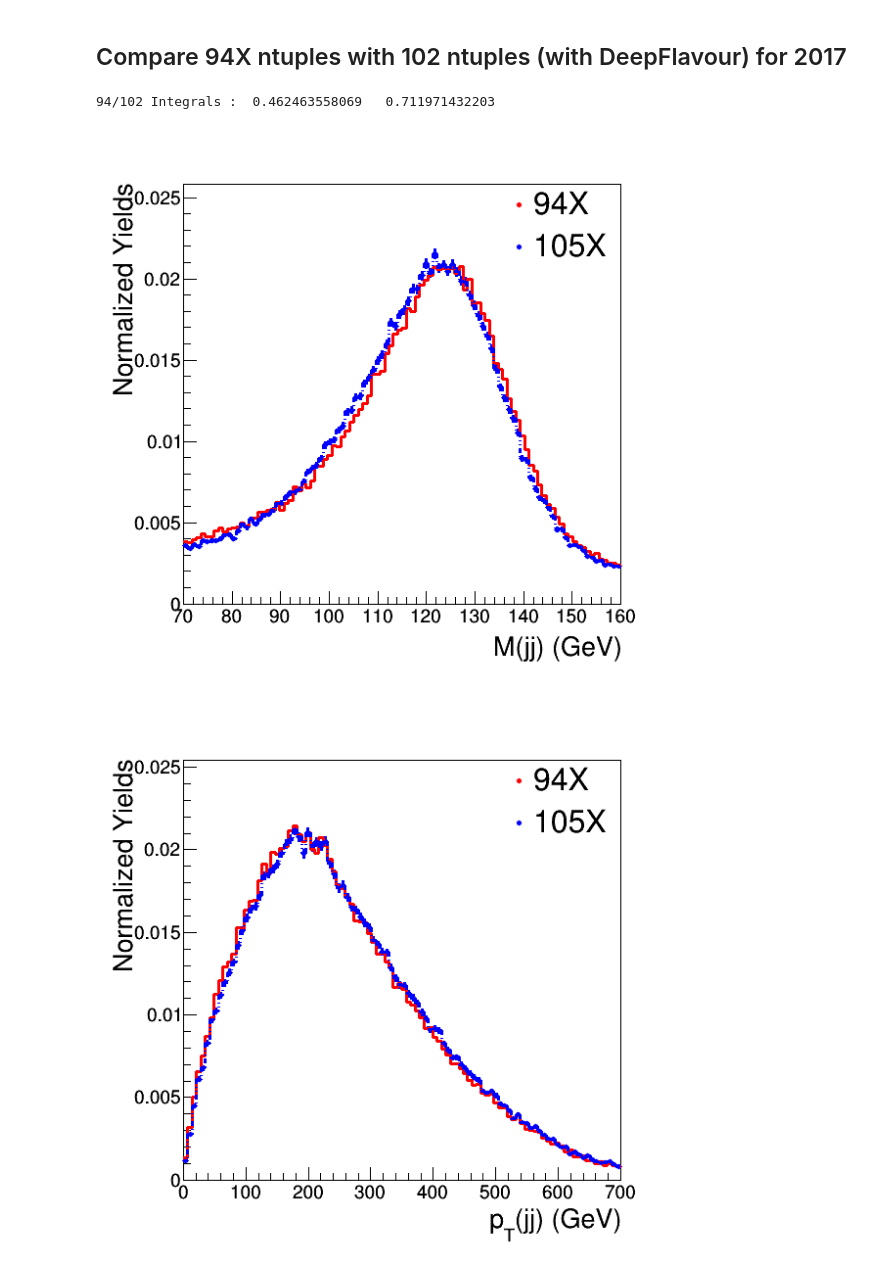
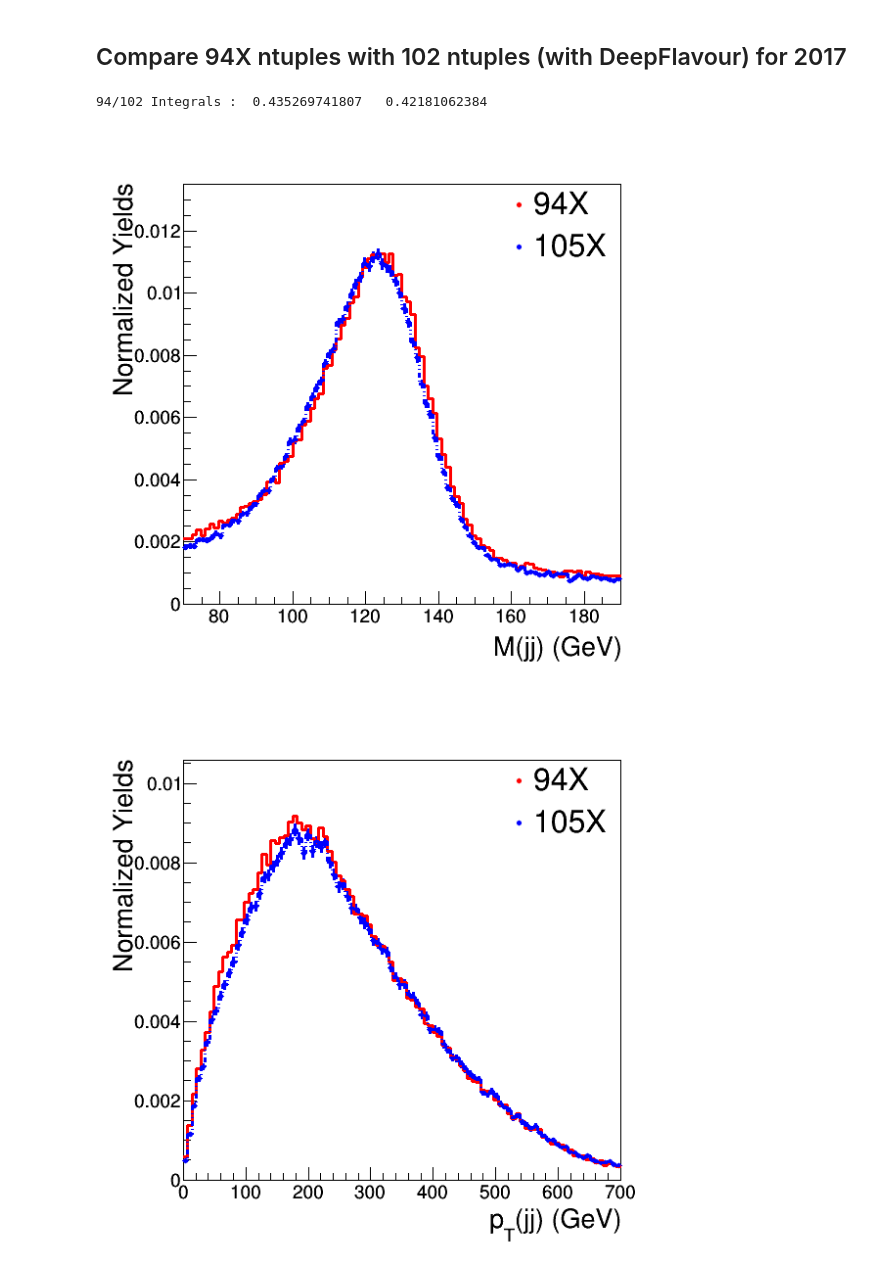
Before and after one commit to chernyavskaya/HHbbgg_ETH, a Jupyter notebook: Training/notebooks/distributions.ipynb, the cells around one changed output. Cells and saved outputs as stored; diff of their text form; code cells hidden in the pictures.

```diff
--- a/Training/notebooks/distributions.ipynb
+++ b/Training/notebooks/distributions.ipynb
@@ -14,11 +14,11 @@ import ROOT
 from ROOT import TChain, TTree,TCanvas,TH1F,TList,TFile,TH2F,TPaveLabel,TPaveText,TLorentzVector,TLegend
 import json
 # %%
-file_dir = '/work/nchernya/DiHiggs/inputs/newMicroAOD/'
+file_dir = '/work/nchernya/DiHiggs/inputs/newMicroAOD/fixedJEC/'
 file_names = 'GluGluToHHTo2B2G_node_6_13TeV-madgraph,GluGluToHHTo2B2G_node_6_13TeV-madgraph_correctedcfg,GluGluToHHTo2B2G_node_6_TuneCP5_PSWeights_13TeV-madgraph-pythia8'.split(',')
 years = '2016,2017,2018'.split(',')
 
-plot_dir = '/work/nchernya/HHbbgg_ETH_devel/Training/plots/newMicroAOD_18_06_2019/'
+plot_dir = '/work/nchernya/HHbbgg_ETH_devel/Training/plots/newMicroAOD_21_06_2019/'
 # %%
 sum=0.
 #c = TCanvas("c","c",900,900)
@@ -30,6 +30,7 @@ infile_2018 = TFile(file_dir+'output_'+file_names[2]+"_2018.root")
 tree_dir = 'tagsDumper/trees/'
 
 hists_list_2016=[]
+
 hists_list_2017=[]
 hists_list_2018=[]
 
@@ -48,7 +49,7 @@ distributions = [['Mjj','M(jj) (GeV)',100,70,160],['dijet_pt','p_{T}(jj) (GeV)',
                     ['leadingJet_eta','leading jet #eta',100,-2.5,2.5],['subleadingJet_eta','subleading jet #eta',100,-2.5,2.5],
                     ['diHiggs_pt','p_{T}(HH) (GeV)',100,0,400], ['MX','MX (GeV)',100,250,1000],
                     ['absCosThetaStar_CS','|cos(#Theta*_{CS})|',100,0,1], ['rho','#rho',100,0,60],
-                    ['CMS_hgg_mass','M(#gamma#gamma) (GeV)',100,70,160],['diphoton_pt','p_{T}(#gamma #gamma) (GeV)',100,0,700],
+                    ['CMS_hgg_mass','M(#gamma#gamma) (GeV)',50,110,140],['diphoton_pt','p_{T}(#gamma #gamma) (GeV)',100,0,700],
                     ['leadingPhoton_pt','p_{T}(#gamma_{1}) (GeV)',100,20,400], ['subleadingPhoton_pt','p_{T}(#gamma_{2}) (GeV)',100,20,250],
                     ['customLeadingPhotonIDMVA','custom IDMVA #gamma_{1}',100,0,1],['customSubLeadingPhotonIDMVA','custom IDMVA #gamma_{2}',100,0,1],
                     ['leadingPhotonSigOverE','#sigma_{E1}/E1',100,0,0.1],
@@ -90,10 +91,10 @@ for num in range(0,len(distributions)):
 
     hist_2016.SetLineColor(2)
     hist_2016.SetMarkerColor(2)
-    hist_2017.SetLineColor(3)
-    hist_2017.SetMarkerColor(3)
-    hist_2018.SetLineColor(4)
-    hist_2018.SetMarkerColor(4)
+    hist_2017.SetLineColor(4)
+    hist_2017.SetMarkerColor(4)
+    hist_2018.SetLineColor(ROOT.kGreen+2)
+    hist_2018.SetMarkerColor(ROOT.kGreen+2)
     hist_2018.SetLineStyle(8)
 
 
@@ -110,14 +111,15 @@ for num in range(0,len(distributions)):
     hist_2018.GetYaxis().SetRangeUser(0,hist_2018.GetMaximum()*1.2)
 
 
- #   hist_2016.Draw("HISTsame")
-#    hists_list_2016.append(hist_2016)
+   # hist_2016.Draw("HISTsame")
+   # hists_list_2016.append(hist_2016)
     hist_2017.Draw("HISTsame")
     hists_list_2017.append(hist_2017)
     hist_2018.Draw("HISTsame")
     hists_list_2018.append(hist_2018)
 
-    leg = ROOT.TLegend(0.7,0.75,0.9,0.9)
+    leg = ROOT.TLegend(0.7,0.65,0.9,0.9)
+   # leg.AddEntry(hist_2016,"2016" ,"P")
     leg.AddEntry(hist_2017,"2017" ,"P")
     leg.AddEntry(hist_2018,"2018" ,"P")
     leg.SetFillStyle(-1)
@@ -161,17 +163,18 @@ tree_dir = 'tagsDumper/trees/'
 hists_list_94=[]
 hists_list_102=[]
 
-distributions = [['Mjj','M(jj) (GeV)',100,70,160],['dijet_pt','p_{T}(jj) (GeV)',100,0,700],
+distributions = [['Mjj','M(jj) (GeV)',100,70,190],['dijet_pt','p_{T}(jj) (GeV)',100,0,700],
                      ['leadingJet_pt','leading jet p_{T} (GeV)',100,25,450], ['subleadingJet_pt','subleading jet p_{T} (GeV)',100,25,250],
                     ['leadingJet_eta','leading jet #eta',100,-2.5,2.5],['subleadingJet_eta','subleading jet #eta',100,-2.5,2.5],
                     ['diHiggs_pt','p_{T}(HH) (GeV)',100,0,400], ['MX','MX (GeV)',100,250,1000],
                     ['absCosThetaStar_CS','|cos(#Theta*_{CS})|',100,0,1], ['rho','#rho',100,0,60],
-                    ['CMS_hgg_mass','M(#gamma#gamma) (GeV)',100,70,160],['diphoton_pt','p_{T}(#gamma #gamma) (GeV)',100,0,700],
+                    ['CMS_hgg_mass','M(#gamma#gamma) (GeV)',50,110,140],['diphoton_pt','p_{T}(#gamma #gamma) (GeV)',100,0,700],
                     ['leadingPhoton_pt','p_{T}(#gamma_{1}) (GeV)',100,20,400], ['subleadingPhoton_pt','p_{T}(#gamma_{2}) (GeV)',100,20,250],
                     ['customLeadingPhotonIDMVA','custom IDMVA #gamma_{1}',100,0,1],['customSubLeadingPhotonIDMVA','custom IDMVA #gamma_{2}',100,0,1],
                     ['leadingPhotonSigOverE','#sigma_{E1}/E1',100,0,0.1],
                      ['sigmaMOverM','#sigma_{M}/M',100,0,0.1],
-                    ['subleadingPhotonSigOverE','#sigma_{E2}/E2',100,0,0.1]]
+                    ['subleadingPhotonSigOverE','#sigma_{E2}/E2',100,0,0.1],
+                ['leadingJet_bRegNNCorr','leadingJet_bRegNNCorr',100,0,2],['subleadingJet_bRegNNCorr','subleadingJet_bRegNNCorr',100,0,2]]
 bins = 100
 
 
@@ -193,13 +196,13 @@ for num in range(0,len(distributions)):
     tree_102 = infile_102.Get(tree_dir+'GluGluToHHTo2B2G_node_9_13TeV_madgraph_correctedcfg_13TeV_DoubleHTag_0')
     hist_102 = TH1F("hist_102_%s"%dist,"hist_102_%s"%dist,bins,xmin,xmax)
 
-    tree_94.Draw("%s>>hist_94_%s"%(dist,dist),"weight")
-    tree_102.Draw("%s>>hist_102_%s"%(dist,dist),"weight")
+    tree_94.Draw("%s>>hist_94_%s"%(dist,dist),"weight/puweight")
+    tree_102.Draw("%s>>hist_102_%s"%(dist,dist),"weight/puweight")
 
     if num==0 : print '94/102 Integrals : ',hist_94.Integral(0,bins+1),' ',hist_102.Integral(0,bins+1)
 
-    hist_94.Scale(1./hist_94.Integral())
-    hist_102.Scale(1./hist_102.Integral())
+   # hist_94.Scale(1./hist_94.Integral())
+   # hist_102.Scale(1./hist_102.Integral())
 
     hist_94.SetLineColor(2)
     hist_94.SetMarkerColor(2)
@@ -214,35 +217,35 @@ for num in range(0,len(distributions)):
    # hist_102.GetXaxis().SetTitleSize(.08) #for big canvas with all plots
    # hist_102.GetYaxis().SetTitleSize(.08) #for big canvas with all plots
     hist_102.GetXaxis().SetTitleSize(.05)
     hist_102.GetYaxis().SetTitleSize(.05)
     hist_102.GetYaxis().SetTitleOffset(1.3)
     hist_102.GetXaxis().SetTitle('%s'%distributions[num][1])
     hist_102.GetYaxis().SetTitle('Normalized Yields')
     hist_102.GetYaxis().SetRangeUser(0,hist_102.GetMaximum()*1.2)
 
 
     hist_94.Draw("HISTsame")
     hists_list_94.append(hist_94)
     hist_102.Draw("HISTsame")
     hists_list_102.append(hist_102)
 
 
     leg = ROOT.TLegend(0.7,0.75,0.9,0.9)
     leg.AddEntry(hist_94,"94X" ,"P")
     leg.AddEntry(hist_102,"105X" ,"P")
     leg.SetFillStyle(-1)
     leg.SetBorderSize(0)
     leg.SetTextFont(42)
     leg.SetTextSize(0.06)
     leg.Draw("same")
     c.Draw()
-    c.SaveAs(plot_dir+'comparison_%s_2017_94X_vs_105X.pdf'%dist)
-    c.SaveAs(plot_dir+'comparison_%s_2017_94X_vs_105X.png'%dist)
+    c.SaveAs(plot_dir+'comparison_%s_2017_94X_vs_105X_nonorm.pdf'%dist)
+    c.SaveAs(plot_dir+'comparison_%s_2017_94X_vs_105X_nonorm.png'%dist)
 
 #c.Draw()
 #c.SaveAs(plot_dir+'comparison_2017_94X_vs_102X.pdf')
 #c.SaveAs(plot_dir+'comparison_2017_94X_vs_102X.png')
 # %% [output]
-94/102 Integrals :  0.462463558069   0.711971432203
+94/102 Integrals :  0.435269741807   0.42181062384
-[figure, old version]
+[figure, new version]
-[figure, old version]
+[figure, new version]
```
Also changed, not shown: parts of 2 cells of this notebook, 2 other files.
